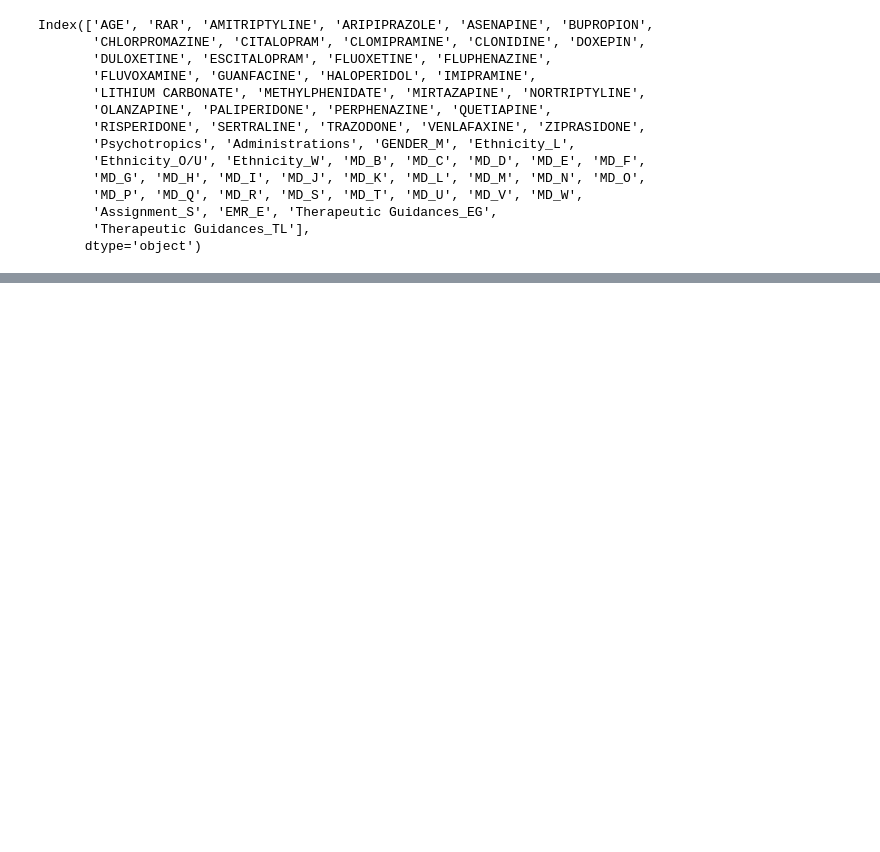
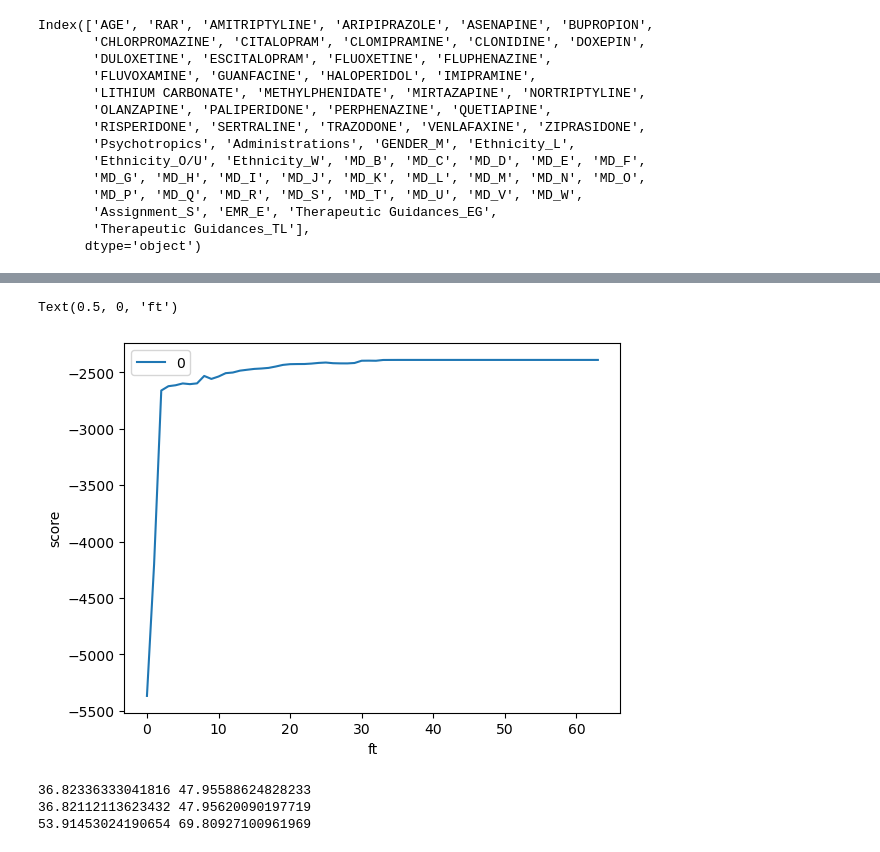
Before and after one commit to olsonperrensen/MLcomposer, a Jupyter notebook: Feature engineering.ipynb, the cells around one changed output, grey strips where cells are left out. Cells and saved outputs as stored; diff of their text form; code cells hidden in the pictures; blank space fills up the shorter version.

```diff
--- a/Feature engineering.ipynb
+++ b/Feature engineering.ipynb
@@ -298,9 +299,14 @@ voila! set cleared. 41 cols left to work with
 # WIP
 # %%
 # Let's get our hands dirty
-clf = DecisionTreeClassifier(random_state=101)
+clf = ElasticNetCV(random_state=101)
+
+
 OG_X = df.drop('LOS', axis=1)
 
 DummyX = pd.get_dummies(OG_X,drop_first=True)
-y = df['LOS']
+y = df['LOS'].to_numpy()
+
+X_train, X_test, y_train, y_test = train_test_split(
+    DummyX, y, random_state=101, shuffle=1, test_size=0.3)
 # %%
@@ -336,2 +329,0 @@ def acc_confusion(clf,X,y):
-# %%
-clf = DecisionTreeClassifier()
@@ -384,0 +330,25 @@ Name: LOS, Length: 390, dtype: int64
+# %%
+# Possible feature selection
+
+# KBest
+skb = SelectKBest(chi2, k=5).fit(X_train, y_train)
+# Recurrent Feature Extraction
+rfe = RFE(clf,step=1).fit(X_train,y_train)
+# Recurrent Feature Extraction with Cross-Validation
+rfecv = RFECV(clf,step=1,scoring='neg_mean_squared_error',cv=5).fit(X_train,y_train)
+
+SKBX_train = skb.transform(X_train)
+SKBX_test = skb.transform(X_test)
+pd.DataFrame({'ft': DummyX.columns, 'score': skb.scores_}
+             ).sort_values('score', ascending=0)
+print(f'SKB OG ft: {X_train.shape[1:]} | best ft: {SKBX_train.shape[1:]}')
+
+RFEX_train = rfe.transform(X_train)
+RFEX_test = rfe.transform(X_test)
+rfe_df = pd.DataFrame({'ft':DummyX.columns,'ranking':rfe.ranking_}).sort_values('ranking')
+keep_ft = rfe_df.loc[rfe_df['ranking']<2,'ranking'].count()
+print(f'RFE now considering {keep_ft} cols')
+
+RFECVX_train = rfecv.transform(X_train)
+RFECVX_test = rfecv.transform(X_test)
+print(f'RFECV says {X_train.columns[rfecv.support_]} ({rfecv.n_features_}) as best ft\'s to keep')
@@ -384,0 +371,41 @@ Name: LOS, Length: 390, dtype: int64
+# %%
+import numpy as np
+# Understanding where RFE CV stopped
+dfplot = pd.DataFrame(rfecv.cv_results_['mean_test_score']).plot()
+# dfplot.set_xlim((0,16))
+dfplot.set_ylabel('score')
+dfplot.set_xlabel('ft')
+# %% [output]
+Text(0.5, 0, 'ft')
+[figure, added]
+# %%
+# Vanilla
+clf.fit(X_train,y_train)
+y_pred = clf.predict(X_test)
+# Calculate MAE
+mae = mean_absolute_error(y_test, y_pred)
+# Calculate RMSE
+rmse = np.sqrt(mean_squared_error(y_test, y_pred))
+print(mae,rmse)
+
+# RFE
+clf.fit(RFEX_train,y_train)
+y_pred = clf.predict(RFEX_test)
+# Calculate MAE
+mae = mean_absolute_error(y_test, y_pred)
+# Calculate RMSE
+rmse = np.sqrt(mean_squared_error(y_test, y_pred))
+print(mae,rmse)
+
+# SKB
+clf.fit(SKBX_train,y_train)
+y_pred = clf.predict(SKBX_test)
+# Calculate MAE
+mae = mean_absolute_error(y_test, y_pred)
+# Calculate RMSE
+rmse = np.sqrt(mean_squared_error(y_test, y_pred))
+print(mae,rmse)
+# %% [output]
+36.82336333041816 47.95588624828233
+36.82112113623432 47.95620090197719
+53.91453024190654 69.80927100961969
```
Also changed, not shown: parts of 12 cells of this notebook, 1 other file.
